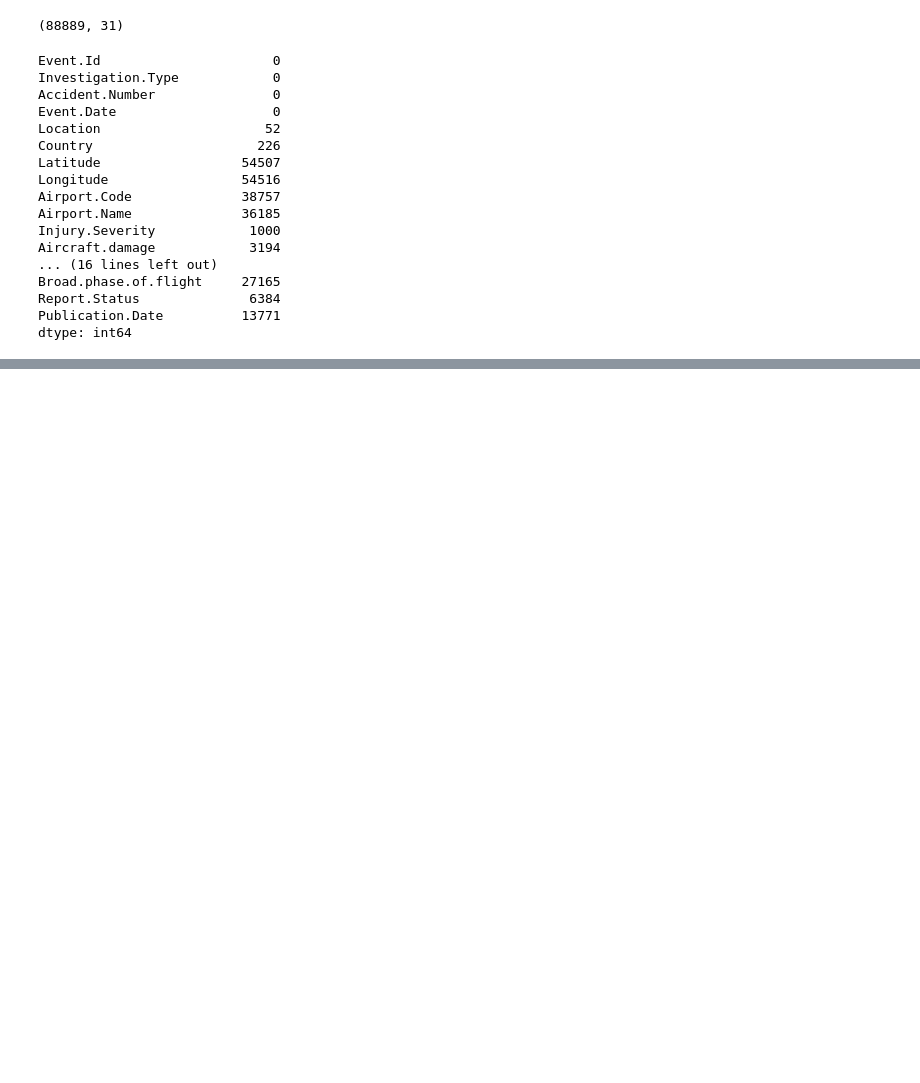
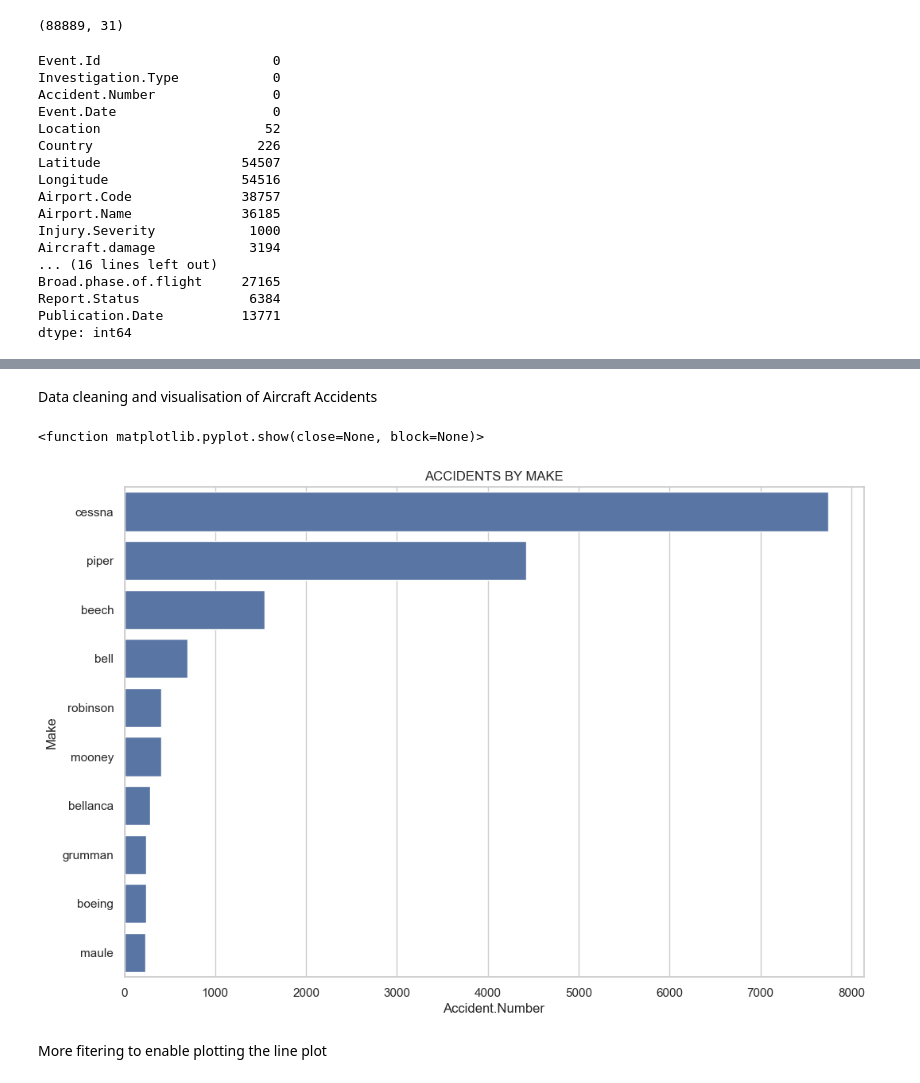
Before and after one commit to SimonMukui/Moringa-GitHub, a Jupyter notebook: Phase 1 Code Challenge (CodeGrade)/AviationProject.ipynb, the cells around one changed output, grey strips where cells are left out. Cells and saved outputs as stored; diff of their text form; code cells hidden in the pictures; blank space fills up the shorter version.

```diff
--- a/Phase 1 Code Challenge (CodeGrade)/AviationProject.ipynb
+++ b/Phase 1 Code Challenge (CodeGrade)/AviationProject.ipynb
@@ -151,0 +179,2 @@ Name: Country, Length: 219, dtype: int64
+# %% [markdown]
+Data cleaning and visualisation of Aircraft Accidents
@@ -151,0 +187,12 @@ Name: Country, Length: 219, dtype: int64
+# %%
+plt.figure(figsize=(12, 8))
+sns.barplot(x="Accident.Number", y='Make', data=Top_Ten_Aircrafts)
+plt.title('ACCIDENTS BY MAKE')
+plt.xlabel('Accident.Number')
+plt.ylabel('Make')
+plt.show
+# %% [output]
+<function matplotlib.pyplot.show(close=None, block=None)>
+[figure, added]
+# %% [markdown]
+More fitering to enable plotting the line plot
```
Also changed, not shown: parts of 13 cells of this notebook, 1 other file.
